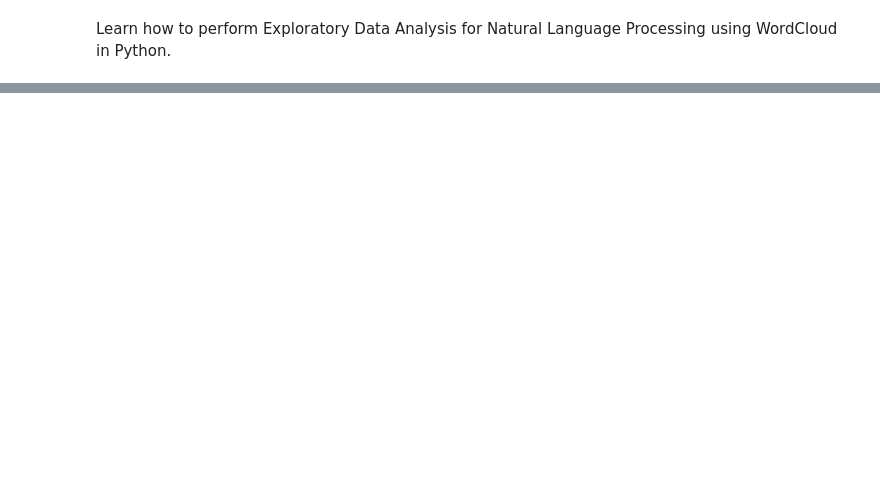
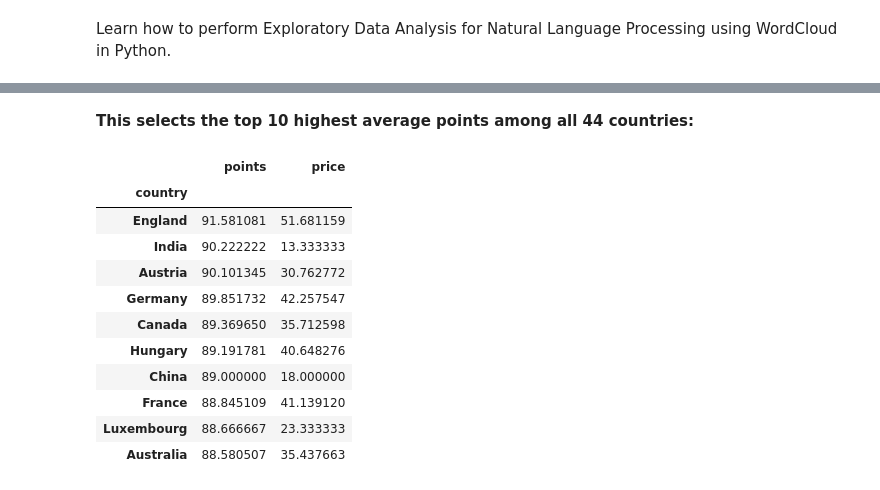
Before and after one commit to OsamaHamdyOsman/Generating_WordClouds_in_python, a Jupyter notebook: Generating WordClouds in Python.ipynb, the cells around one changed output, grey strips where cells are left out. Cells and saved outputs as stored; diff of their text form; code cells hidden in the pictures; blank space fills up the shorter version.

```diff
--- a/Generating WordClouds in Python.ipynb
+++ b/Generating WordClouds in Python.ipynb
@@ -30,0 +96,17 @@ df.head()
+# %% [markdown]
+**This selects the top 10 highest average points among all 44 countries:**
+# %%
+country.mean().sort_values(by='points', ascending=False).head(10)
+# %% [output]
+|  | points | price |
+| country |  |  |
+| England | 91.581081 | 51.681159 |
+| India | 90.222222 | 13.333333 |
+| Austria | 90.101345 | 30.762772 |
+| Germany | 89.851732 | 42.257547 |
+| Canada | 89.369650 | 35.712598 |
+| Hungary | 89.191781 | 40.648276 |
+| China | 89.000000 | 18.000000 |
+| France | 88.845109 | 41.139120 |
+| Luxembourg | 88.666667 | 23.333333 |
+| Australia | 88.580507 | 35.437663 |
```
Also changed, not shown: parts of 11 cells of this notebook.
